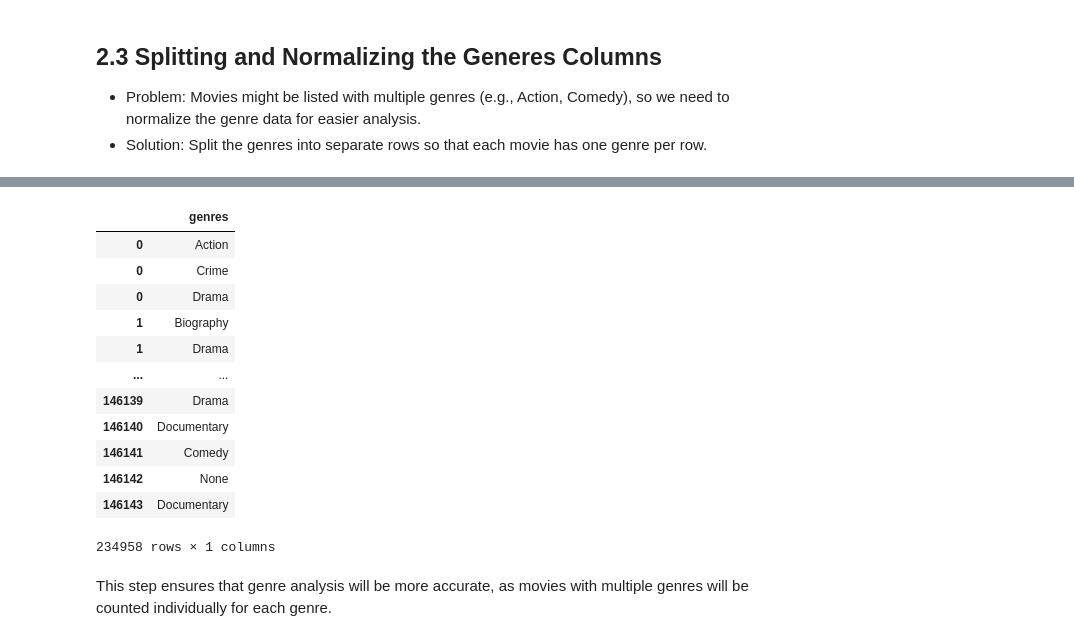
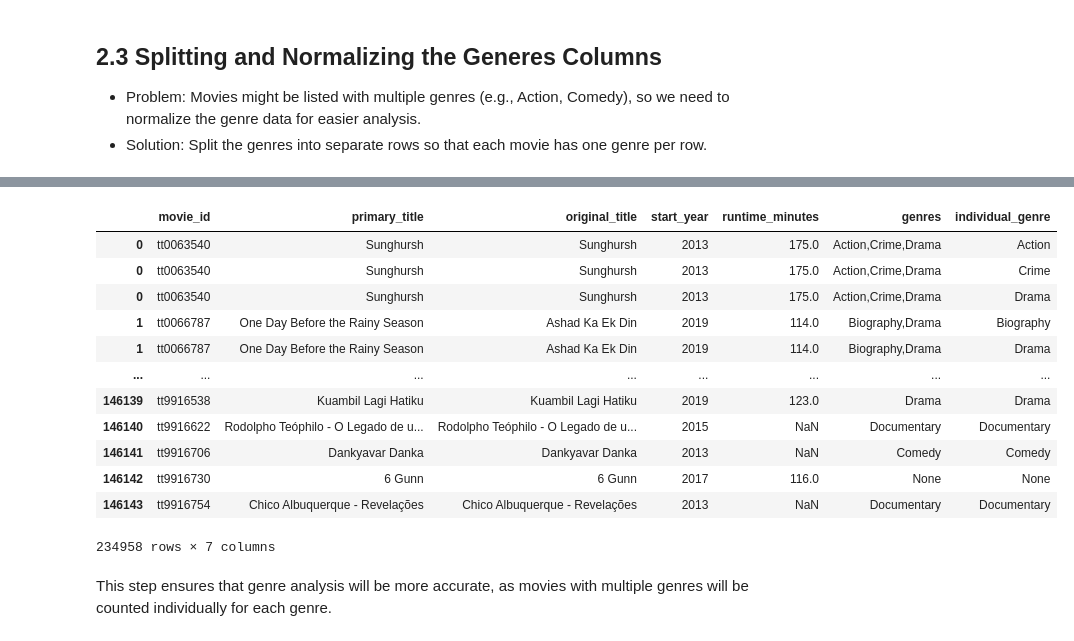
Before and after one commit to quadrillionaiire/SmartStudioRecs, a Jupyter notebook: notebooks/data_cleaning_notebook.ipynb, the cells around one changed output, grey strips where cells are left out. Drawn from its saved outputs; the diff is of its cells as text; code cells hidden in the pictures.

```diff
--- a/notebooks/data_cleaning_notebook.ipynb
+++ b/notebooks/data_cleaning_notebook.ipynb
@@ -52,7 +52,7 @@ box_office_data.describe()
 ### Imdb Data
 # %%
 # Connect to the database
-conn = sqlite3.connect('/Users/saniaspry/Documents/Flatiron/Phase-2/Phase-2-Project/Phase-2-Project/data/im.db')
+conn = sqlite3.connect('../data/im.db')
 # %%
 #View all data from sqlite_master such as table names
 query = "SELECT * FROM sqlite_master"
@@ -130,13 +130,13 @@ This would show which studios and years are most represented in the dataset, whi
 # %%
 # Distribution of genres in movie_basics
 query1 = "SELECT genres FROM movie_basics"
-movie_basics = pd.read_sql(query1, conn)
-print(movie_basics['genres'].value_counts())
+movie_genres = pd.read_sql(query1, conn)
+print(movie_genres['genres'].value_counts())
 
 # Distribution of directors
-query2 = "SELECT person_id FROM directors"
-directors = pd.read_sql(query2, conn)
-print(directors['person_id'].value_counts())
+query2 = "SELECT primary_name FROM persons JOIN directors USING(person_id)"
+director_names = pd.read_sql(query2, conn)
+print(director_names['primary_name'].value_counts())
 # %% [output]
 genres
 Documentary                   32185
@@ -287,3 +275,12 @@ Name: foreign_gross, Length: 3359, dtype: float64
 ## 2.3 Splitting and Normalizing the Generes Columns
 - Problem: Movies might be listed with multiple genres (e.g., Action, Comedy), so we need to normalize the genre data for easier analysis.
 - Solution: Split the genres into separate rows so that each movie has one genre per row.
+# %%
+# putting all movie_basics info inside 1 df
+movie_basics_df = pd.read_sql(
+"""
+SELECT *
+FROM movie_basics
+"""
+, conn)
+movie_basics_df.head()
@@ -290,25 +294,24 @@ Name: foreign_gross, Length: 3359, dtype: float64
 # %%
 # Split the 'genres' column by commas
-movie_basics['genres'] = movie_basics['genres'].str.split(',')
+movie_basics_df['individual_genre'] = movie_basics_df['genres'].str.split(',')
 
 # Explode the list of genres into individual rows
-movie_basics = movie_basics.explode('genres')
-
-movie_basics
+movie_basics_df = movie_basics_df.explode('individual_genre')
+movie_basics_df
 # %% [output]
-|  | genres |
-| 0 | Action |
-| 0 | Crime |
-| 0 | Drama |
-| 1 | Biography |
-| 1 | Drama |
-| ... | ... |
-| 146139 | Drama |
-| 146140 | Documentary |
-| 146141 | Comedy |
-| 146142 | None |
-| 146143 | Documentary |
+|  | movie_id | primary_title | original_title | start_year | runtime_minutes | genres | individual_genre |
+| 0 | tt0063540 | Sunghursh | Sunghursh | 2013 | 175.0 | Action,Crime,Drama | Action |
+| 0 | tt0063540 | Sunghursh | Sunghursh | 2013 | 175.0 | Action,Crime,Drama | Crime |
+| 0 | tt0063540 | Sunghursh | Sunghursh | 2013 | 175.0 | Action,Crime,Drama | Drama |
+| 1 | tt0066787 | One Day Before the Rainy Season | Ashad Ka Ek Din | 2019 | 114.0 | Biography,Drama | Biography |
+| 1 | tt0066787 | One Day Before the Rainy Season | Ashad Ka Ek Din | 2019 | 114.0 | Biography,Drama | Drama |
+| ... | ... | ... | ... | ... | ... | ... | ... |
+| 146139 | tt9916538 | Kuambil Lagi Hatiku | Kuambil Lagi Hatiku | 2019 | 123.0 | Drama | Drama |
+| 146140 | tt9916622 | Rodolpho Teóphilo - O Legado de u... | Rodolpho Teóphilo - O Legado de u... | 2015 | NaN | Documentary | Documentary |
+| 146141 | tt9916706 | Dankyavar Danka | Dankyavar Danka | 2013 | NaN | Comedy | Comedy |
+| 146142 | tt9916730 | 6 Gunn | 6 Gunn | 2017 | 116.0 | None | None |
+| 146143 | tt9916754 | Chico Albuquerque - Revelações | Chico Albuquerque - Revelações | 2013 | NaN | Documentary | Documentary |
-234958 rows × 1 columns
+234958 rows × 7 columns
 # %% [markdown]
 This step ensures that genre analysis will be more accurate, as movies with multiple genres will be counted individually for each genre.
 # %% [markdown]
```
Also changed, not shown: parts of 19 cells of this notebook, 2 other files.
